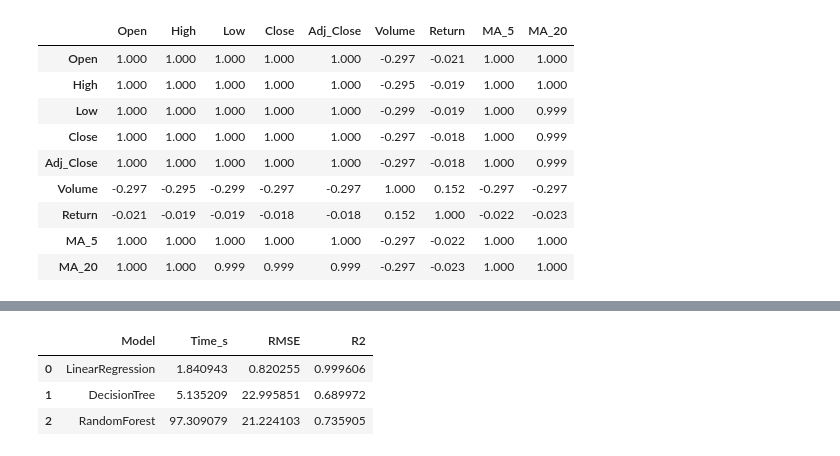
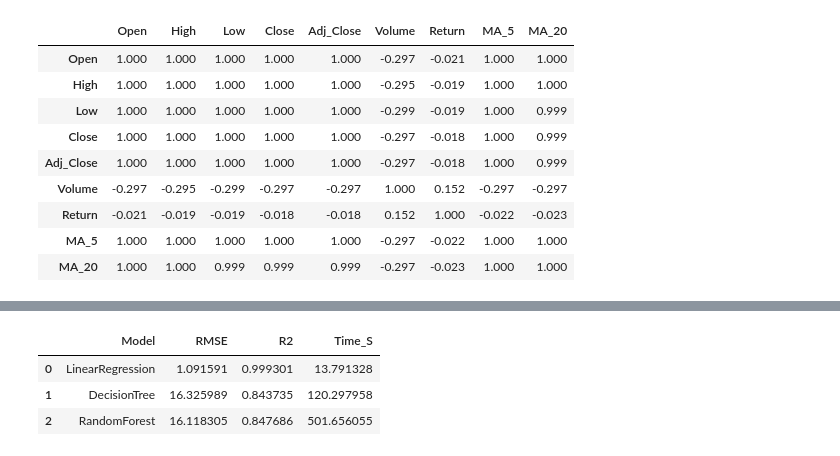
Before and after one commit to rwanalramli/BigData-StockPrediction, a Jupyter notebook: Amazon_.ipynb, the cells around one changed output, grey strips where cells are left out. Cells and saved outputs as stored; diff of their text form; code cells hidden in the pictures.

```diff
--- a/Amazon_.ipynb
+++ b/Amazon_.ipynb
@@ -365,12 +338,19 @@ results_df
-# %%
-import pandas as pd
-results_df = pd.DataFrame(results)
-results_df
-# %% [output]
-|  | Model | Time_s | RMSE | R2 |
-| 0 | LinearRegression | 1.840943 | 0.820255 | 0.999606 |
-| 1 | DecisionTree | 5.135209 | 22.995851 | 0.689972 |
-| 2 | RandomForest | 97.309079 | 21.224103 | 0.735905 |
+# %%
+import pandas as pd
+
+results_list = [
+    {"Model": "LinearRegression", "RMSE": lr_rmse, "R2": lr_r2, "Time_S": lr_time},
+    {"Model": "DecisionTree", "RMSE": dt_rmse, "R2": dt_r2, "Time_S": dt_time},
+    {"Model": "RandomForest", "RMSE": rf_rmse, "R2": rf_r2, "Time_S": rf_time},
+]
+
+results_df = pd.DataFrame(results_list)
+results_df
+# %% [output]
+|  | Model | RMSE | R2 | Time_S |
+| 0 | LinearRegression | 1.091591 | 0.999301 | 13.791328 |
+| 1 | DecisionTree | 16.325989 | 0.843735 | 120.297958 |
+| 2 | RandomForest | 16.118305 | 0.847686 | 501.656055 |
 # %%
 import matplotlib.pyplot as plt
 
```
Also changed, not shown: parts of 27 cells of this notebook.
